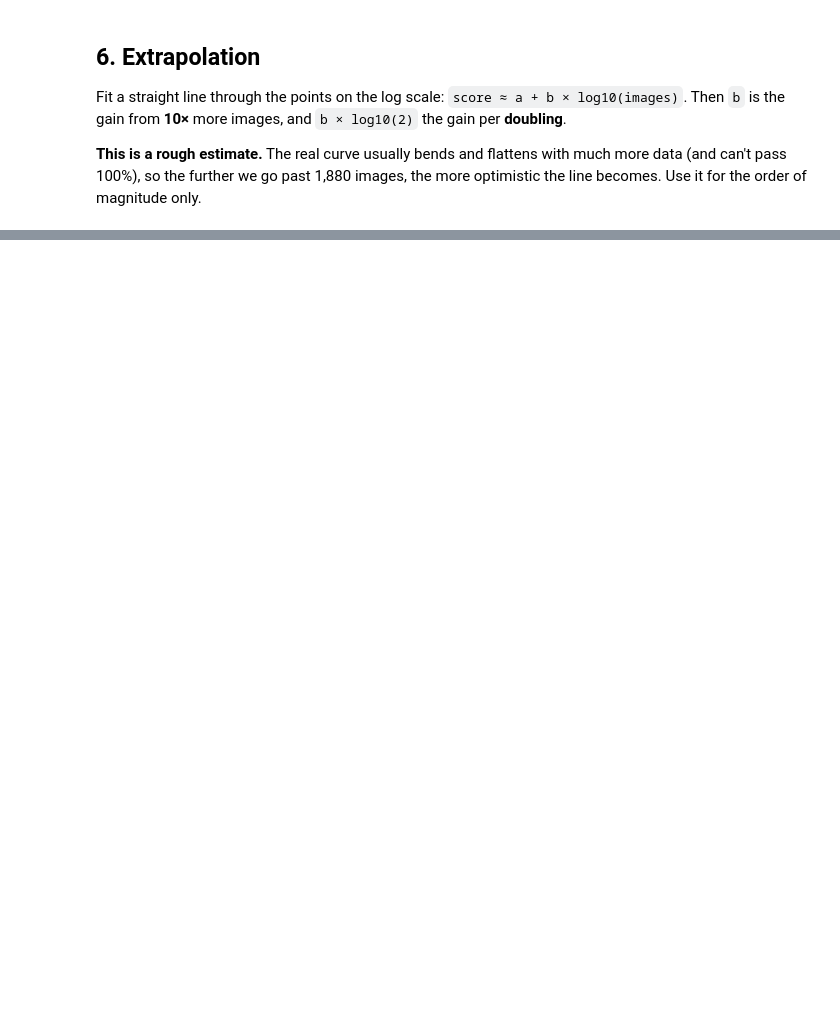
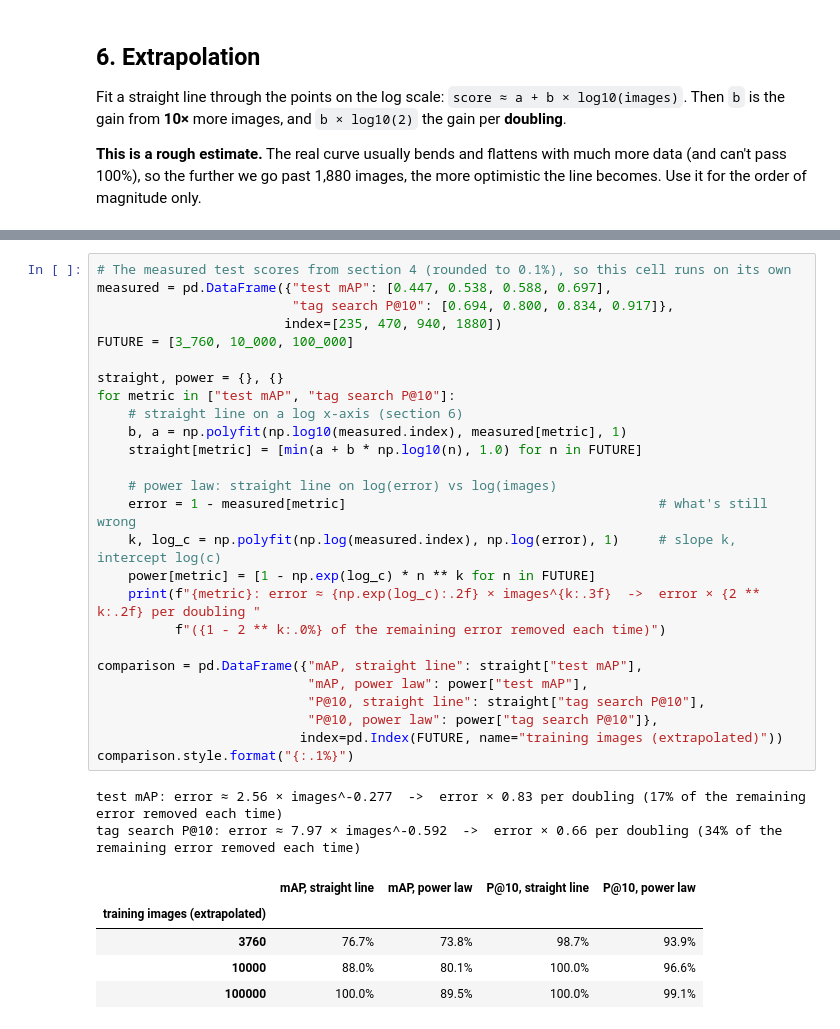
Before and after one commit to codecustard/textag, a Jupyter notebook: notebooks/08_data_size.ipynb, the cells around one changed output, grey strips where cells are left out. Drawn from its saved outputs; the diff is of its cells as text; blank space fills up the shorter version.

Commit message:
08_data_size results: learning curve still climbing (~+8 mAP per doubling), power-law fit, findings
Co-Authored-By: Claude Opus 5.5 <noreply@anthropic.com>

```diff
--- a/notebooks/08_data_size.ipynb
+++ b/notebooks/08_data_size.ipynb
@@ -208,3 +255,37 @@ plt.show()
+# %%
+# The measured test scores from section 4 (rounded to 0.1%), so this cell runs on its own
+measured = pd.DataFrame({"test mAP": [0.447, 0.538, 0.588, 0.697],
+                         "tag search P@10": [0.694, 0.800, 0.834, 0.917]},
+                        index=[235, 470, 940, 1880])
+FUTURE = [3_760, 10_000, 100_000]
+
+straight, power = {}, {}
+for metric in ["test mAP", "tag search P@10"]:
+    # straight line on a log x-axis (section 6)
+    b, a = np.polyfit(np.log10(measured.index), measured[metric], 1)
+    straight[metric] = [min(a + b * np.log10(n), 1.0) for n in FUTURE]
+
+    # power law: straight line on log(error) vs log(images)
+    error = 1 - measured[metric]                                        # what's still wrong
+    k, log_c = np.polyfit(np.log(measured.index), np.log(error), 1)     # slope k, intercept log(c)
+    power[metric] = [1 - np.exp(log_c) * n ** k for n in FUTURE]
+    print(f"{metric}: error ≈ {np.exp(log_c):.2f} × images^{k:.3f}  ->  error × {2 ** k:.2f} per doubling "
+          f"({1 - 2 ** k:.0%} of the remaining error removed each time)")
+
+comparison = pd.DataFrame({"mAP, straight line": straight["test mAP"],
+                           "mAP, power law": power["test mAP"],
+                           "P@10, straight line": straight["tag search P@10"],
+                           "P@10, power law": power["tag search P@10"]},
+                          index=pd.Index(FUTURE, name="training images (extrapolated)"))
+comparison.style.format("{:.1%}")
+# %% [output]
+test mAP: error ≈ 2.56 × images^-0.277  ->  error × 0.83 per doubling (17% of the remaining error removed each time)
+tag search P@10: error ≈ 7.97 × images^-0.592  ->  error × 0.66 per doubling (34% of the remaining error removed each time)
+|  | mAP, straight line | mAP, power law | P@10, straight line | P@10, power law |
+| training images (extrapolated) |  |  |  |  |
+| 3760 | 76.7% | 73.8% | 98.7% | 93.9% |
+| 10000 | 88.0% | 80.1% | 100.0% | 96.6% |
+| 100000 | 100.0% | 89.5% | 100.0% | 99.1% |
 # %% [markdown]
 ## 7. Cost vs benefit
 
```
Also changed, not shown: parts of 10 cells of this notebook.
